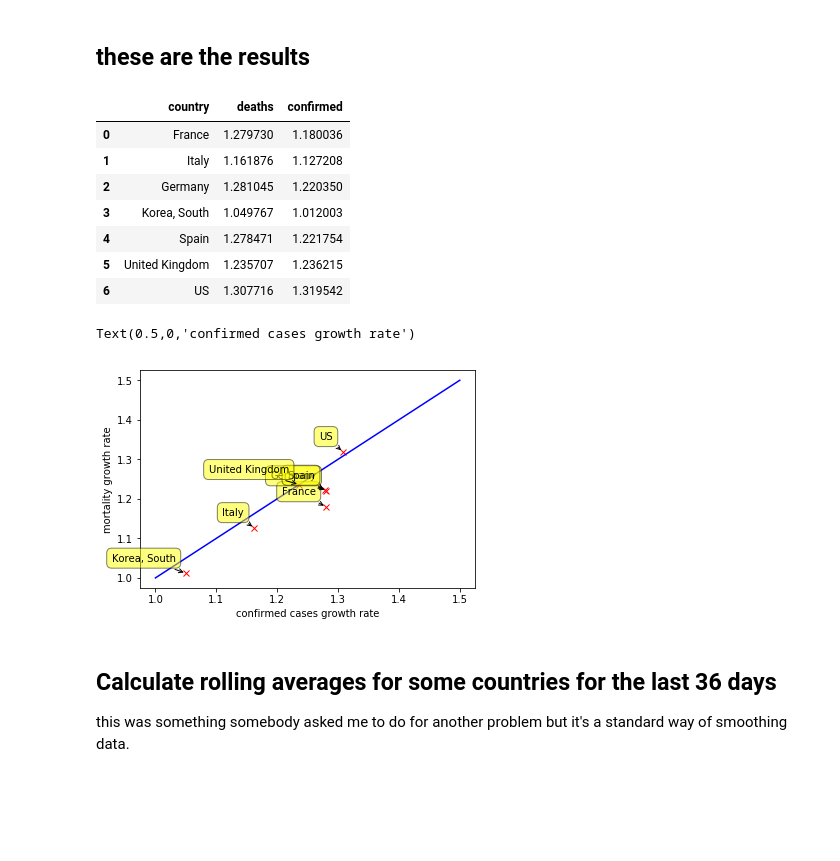
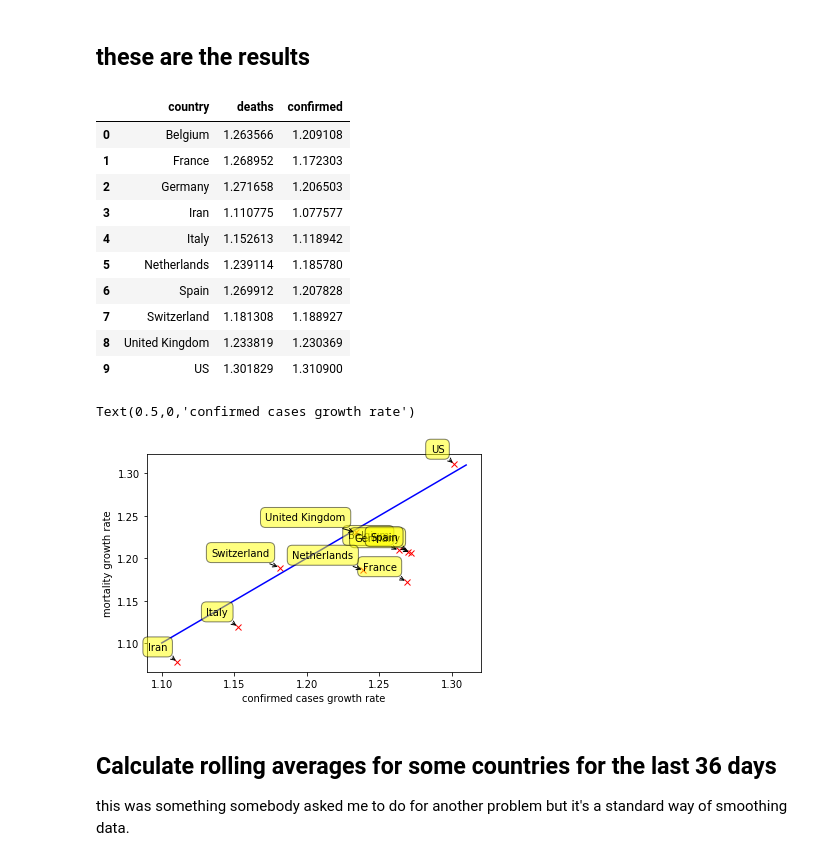
Before and after one commit to macbuse/just-math, a Jupyter notebook: covid_mortality.ipynb, the cells around one changed output. Saved outputs shown, nothing was run; the diff lists cells and outputs as text; code cells hidden in the pictures; blank space fills up the shorter version.

```diff
--- a/covid_mortality.ipynb
+++ b/covid_mortality.ipynb
@@ -128,9 +129,10 @@ def lin_reg(mdf, indices, window = 10):
 ## these are the results
 # %%
 ww = 20
+cc = countries = [x for x in foyers.index if x != 62]
 
 X = list(zip(* lin_reg(df,cc,window=ww)))
-Z = list(zip(*lin_reg(dfc,cc,window=ww)))
+Z = list(zip(* lin_reg(dfc,cc,window=ww)))
 
 X[2] = Z[1]
 X[0] = [dfc.iloc[x]["Country/Region"] for x in X[0]]
@@ -138,31 +140,35 @@ dff = pd.DataFrame({'country' : X[0], 'deaths': X[1], 'confirmed': X[2]})
 dff
 # %% [output]
 |  | country | deaths | confirmed |
-| 0 | France | 1.279730 | 1.180036 |
-| 1 | Italy | 1.161876 | 1.127208 |
-| 2 | Germany | 1.281045 | 1.220350 |
-| 3 | Korea, South | 1.049767 | 1.012003 |
-| 4 | Spain | 1.278471 | 1.221754 |
-| 5 | United Kingdom | 1.235707 | 1.236215 |
-| 6 | US | 1.307716 | 1.319542 |
+| 0 | Belgium | 1.263566 | 1.209108 |
+| 1 | France | 1.268952 | 1.172303 |
+| 2 | Germany | 1.271658 | 1.206503 |
+| 3 | Iran | 1.110775 | 1.077577 |
+| 4 | Italy | 1.152613 | 1.118942 |
+| 5 | Netherlands | 1.239114 | 1.185780 |
+| 6 | Spain | 1.269912 | 1.207828 |
+| 7 | Switzerland | 1.181308 | 1.188927 |
+| 8 | United Kingdom | 1.233819 | 1.230369 |
+| 9 | US | 1.301829 | 1.310900 |
 # %%
 labels = dfc.iloc[cc]["Country/Region"]
 
 for label, x, y in zip(dff['country'], dff['deaths'],dff['confirmed']):
     plt.annotate(
         label,
         xy=(x, y), xytext=(-10, 10),
         textcoords='offset points', ha='right', va='bottom',
         bbox=dict(boxstyle='round,pad=0.5', fc='yellow', alpha=0.5),
         arrowprops=dict(arrowstyle = '->', connectionstyle='arc3,rad=0'))
 
 plt.plot(dff['deaths'],dff['confirmed'],'rx')
-plt.plot([1,1.5], [1,1.5],'b')
+bx = [1.1,1.31]
+plt.plot(bx,bx,'b')
 plt.ylabel('mortality growth rate')
 plt.xlabel('confirmed cases growth rate')
 # %% [output]
 Text(0.5,0,'confirmed cases growth rate')
-[figure, old version]
+[figure, new version]
 # %% [markdown]
 ## Calculate rolling averages for some countries for the last 36 days
 
```
Also changed, not shown: parts of 4 cells of this notebook.
